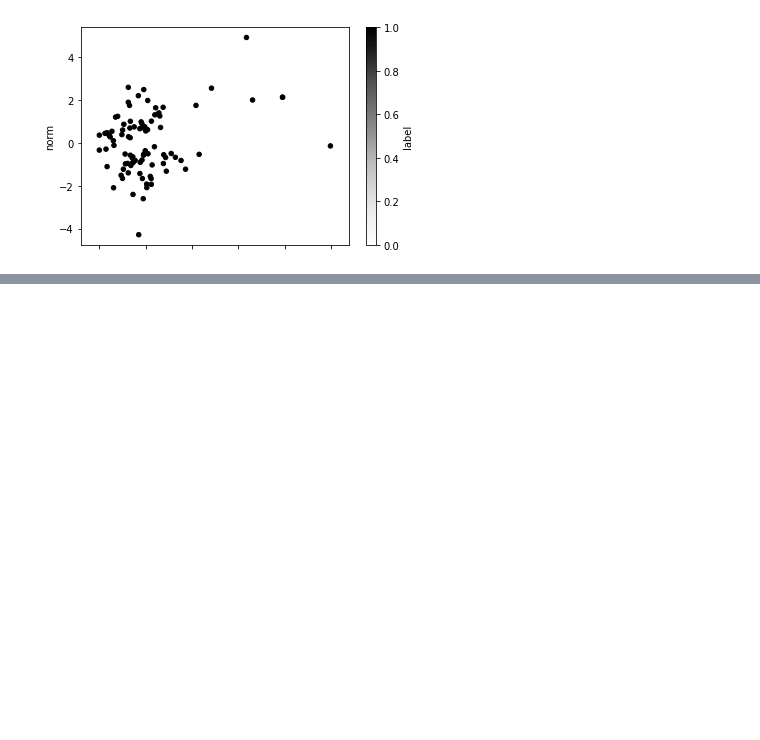
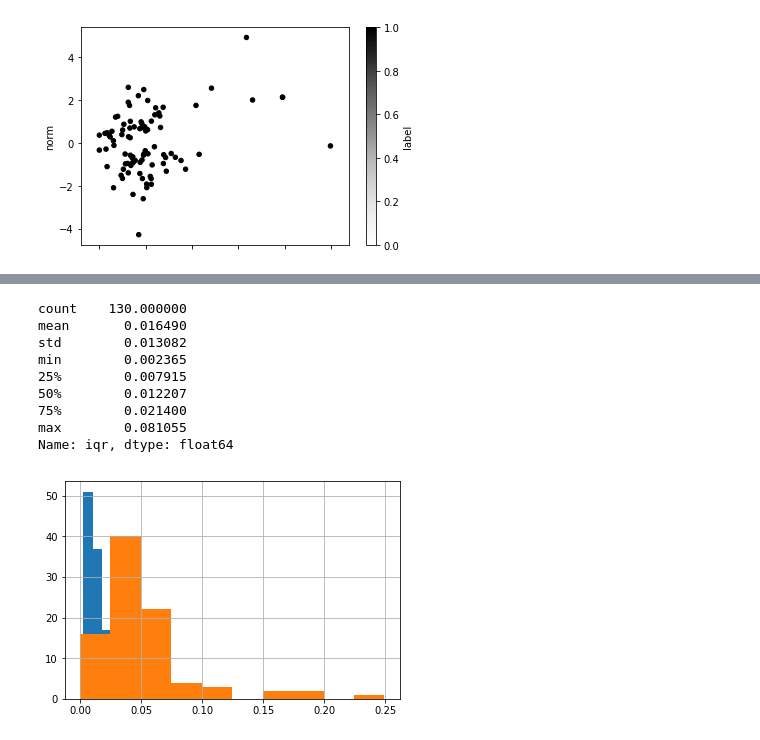
Before and after one commit to nithishr/activity_recognition, a Jupyter notebook: Classification_Clean_Pressure.ipynb, the cells around one changed output, grey strips where cells are left out. Cells and saved outputs as stored; diff of their text form; code cells hidden in the pictures; blank space fills up the shorter version.

```diff
--- a/Classification_Clean_Pressure.ipynb
+++ b/Classification_Clean_Pressure.ipynb
@@ -854,0 +892,15 @@ combined_frame.to_csv("cf1.csv")
+# %%
+walking_frame['iqr'].hist()
+stairs_frame['iqr'].hist()
+print(walking_frame['iqr'].describe())
+# %% [output]
+count    130.000000
+mean       0.016490
+std        0.013082
+min        0.002365
+25%        0.007915
+50%        0.012207
+75%        0.021400
+max        0.081055
+Name: iqr, dtype: float64
+[figure, added]
```
Also changed, not shown: parts of 14 cells of this notebook.
